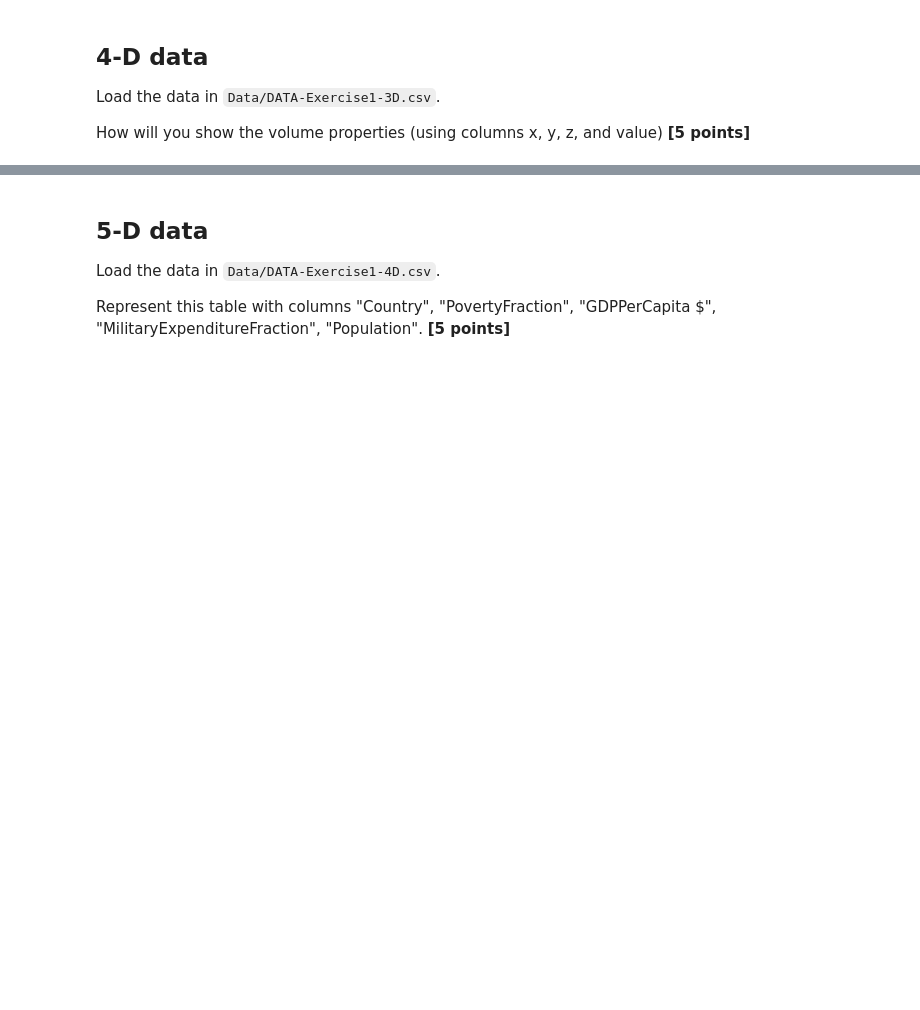
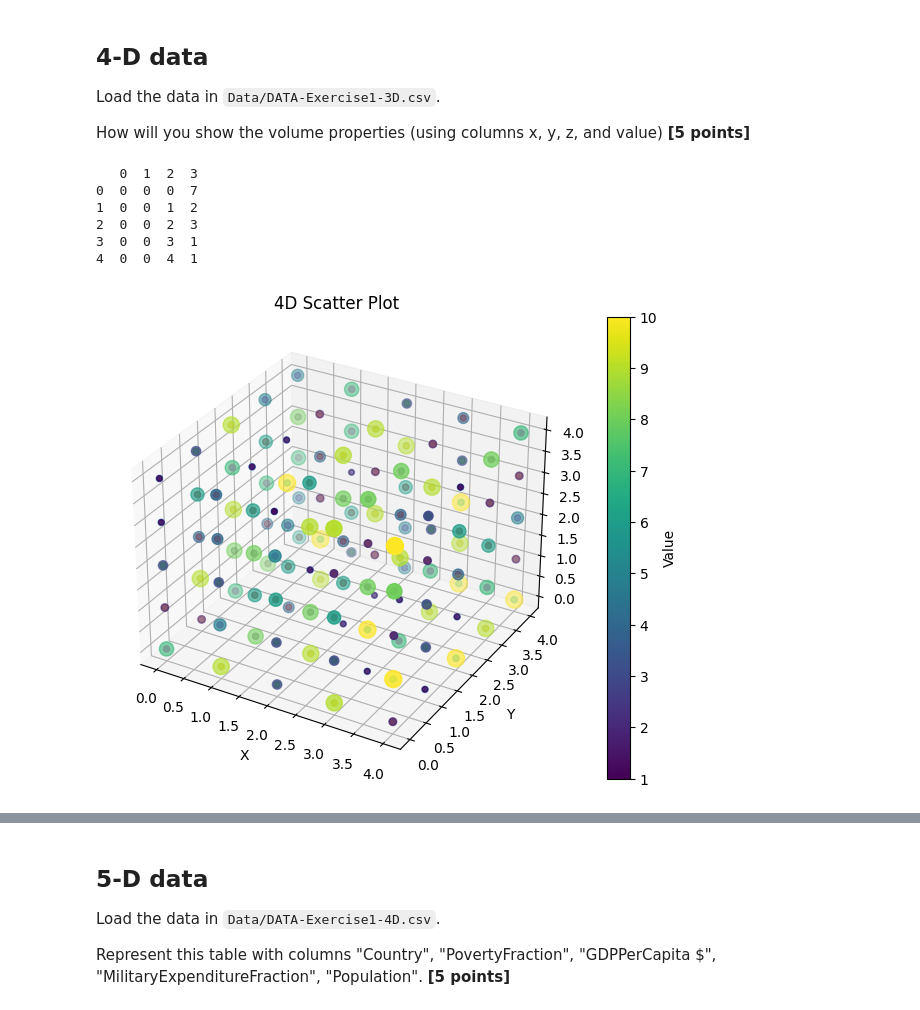
Before and after one commit to DAAP-Summer-2024/intro-to-data-structure-and-data-visualization-PhySicIst25, a Jupyter notebook: assignment_1.ipynb, the cells around one changed output, grey strips where cells are left out. Saved outputs shown, nothing was run; the diff lists cells and outputs as text; code cells hidden in the pictures; blank space fills up the shorter version.

```diff
--- a/assignment_1.ipynb
+++ b/assignment_1.ipynb
@@ -498,3 +500,40 @@ AttributeError: 'AxesSubplot' object has no attribute 'show'
 Load the data in `Data/DATA-Exercise1-3D.csv`.
 
 How will you show the volume properties (using columns x, y, z, and value)  **[5 points]**
+# %%
+import pandas as pd
+import matplotlib.pyplot as plt
+import numpy as np
+
+Data4d = pd.read_csv('Data/DATA-Exercise1-4D.csv', header=None)
+print(Data4d.head())  # Ausgabe der ersten 5 Zeilen der DataFrame
+
+Data4d.columns = ['x', 'y', 'z', 'value']  # Spaltennamen setzen
+
+#ax = Data4d.plot(kind='scatter', x='x', y='y', z='z', c='value', colormap='viridis', title="4D Scatter Plot")  # Streudiagramm erstellen
+#plt.show()  # Diagramm anzeigen
+
+plt.figure(figsize=(10, 6))
+ax = plt.axes(projection='3d')  # 3D-Achsen erstellen
+groups = Data4d.groupby('value')  # Gruppieren der Daten nach 'value'
+
+for value, group in groups:
+    ax.scatter(group['x'], group['y'], group['z'], label=value)  # Streudiagramm für jede Gruppe erstellen
+    #ax.plot(group['x'], group['y'], group['z'])  # Linien zwischen den Punkten zeichnen
+#ax.set_title('4D Scatter Plot with Connected Points')
+# Plotten der 4D-Daten
+scatter = ax.scatter(Data4d['x'], Data4d['y'], Data4d['z'], c=Data4d['value'], cmap='viridis', s=Data4d['value']*15)
+plt.colorbar(scatter, label='Value')
+plt.title('4D Scatter Plot')
+plt.xlabel('X')
+plt.ylabel('Y')
+#plt.zlabel('Z')
+plt.show()
+# %% [output]
+   0  1  2  3
+0  0  0  0  7
+1  0  0  1  2
+2  0  0  2  3
+3  0  0  3  1
+4  0  0  4  1
+[figure, added]
```
Also changed, not shown: parts of 5 cells of this notebook, 1 other file.
